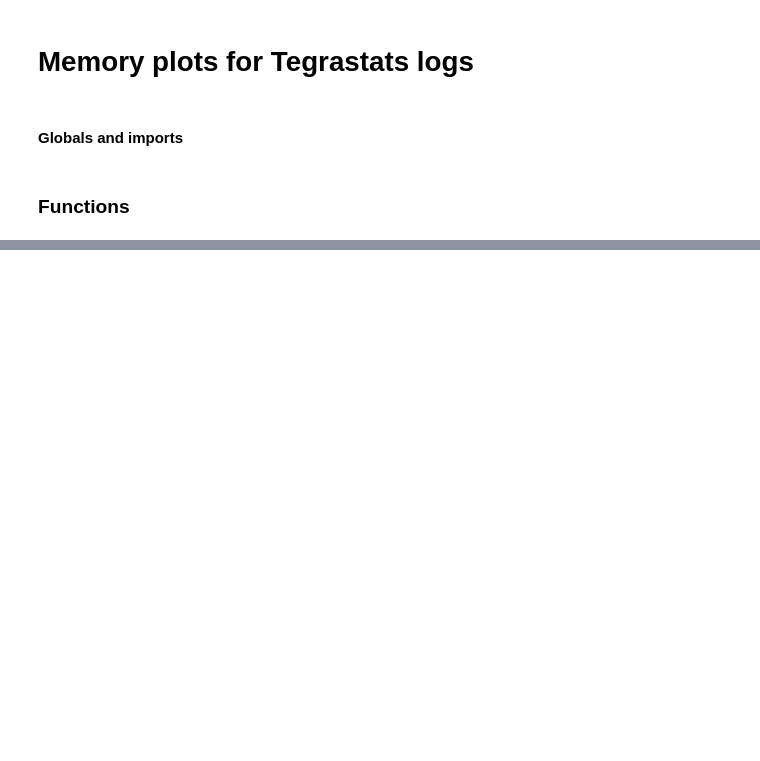
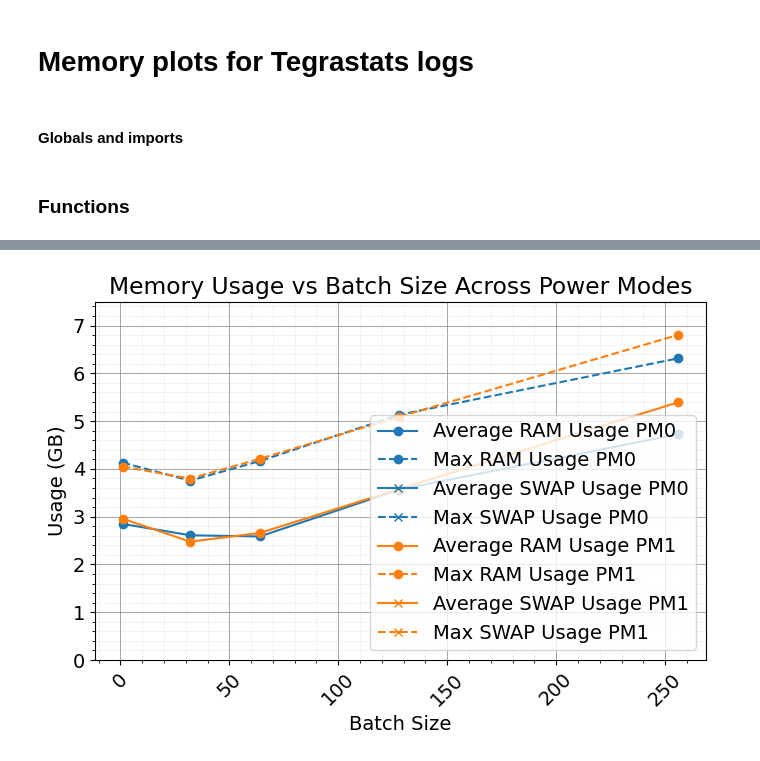
Before and after one commit to Juanx65/ArtTRT, a Jupyter notebook: post_processing/plot_memory_from_tegrastats_logs.ipynb, the cells around one changed output, grey strips where cells are left out. Saved outputs shown, nothing was run; the diff lists cells and outputs as text; code cells hidden in the pictures; blank space fills up the shorter version.

```diff
--- a/post_processing/plot_memory_from_tegrastats_logs.ipynb
+++ b/post_processing/plot_memory_from_tegrastats_logs.ipynb
@@ -142,0 +293,40 @@ Max SWAP TRT int8: 0.27 GB, Avg SWAP TRT int8: 0.27 GB
+# %%
+# Leer datos de cada optimización
+
+OPTIMIZATION = 'vanilla'
+PLATFORM = 'orin_nano'
+POWER_MODE = 'PM0'
+POWER_MODE_1 = 'PM1'
+POWER_MODE_2 = 'PM2'
+NETWORK = 'resnet50'
+
+data_bs_1 =  read_data(f'../outputs/tegrastats_log/tegrastats_log_{PLATFORM}/{OPTIMIZATION}_{NETWORK}_bs_1_{POWER_MODE}.txt')
+data_bs_32 = read_data(f'../outputs/tegrastats_log/tegrastats_log_{PLATFORM}/{OPTIMIZATION}_{NETWORK}_bs_32_{POWER_MODE}.txt')
+data_bs_64 = read_data(f'../outputs/tegrastats_log/tegrastats_log_{PLATFORM}/{OPTIMIZATION}_{NETWORK}_bs_64_{POWER_MODE}.txt')
+data_bs_128 = read_data(f'../outputs/tegrastats_log/tegrastats_log_{PLATFORM}/{OPTIMIZATION}_{NETWORK}_bs_128_{POWER_MODE}.txt')
+data_bs_256 = read_data(f'../outputs/tegrastats_log/tegrastats_log_{PLATFORM}/{OPTIMIZATION}_{NETWORK}_bs_256_{POWER_MODE}.txt')
+
+data_bs_1_PM =  read_data(f'../outputs/tegrastats_log/tegrastats_log_{PLATFORM}/{OPTIMIZATION}_{NETWORK}_bs_1_{POWER_MODE_1}.txt')
+data_bs_32_PM = read_data(f'../outputs/tegrastats_log/tegrastats_log_{PLATFORM}/{OPTIMIZATION}_{NETWORK}_bs_32_{POWER_MODE_1}.txt')
+data_bs_64_PM = read_data(f'../outputs/tegrastats_log/tegrastats_log_{PLATFORM}/{OPTIMIZATION}_{NETWORK}_bs_64_{POWER_MODE_1}.txt')
+data_bs_128_PM = read_data(f'../outputs/tegrastats_log/tegrastats_log_{PLATFORM}/{OPTIMIZATION}_{NETWORK}_bs_128_{POWER_MODE_1}.txt')
+data_bs_256_PM = read_data(f'../outputs/tegrastats_log/tegrastats_log_{PLATFORM}/{OPTIMIZATION}_{NETWORK}_bs_256_{POWER_MODE_1}.txt')
+"""
+data_bs_1_PM2 =  read_data(f'../outputs/tegrastats_log/tegrastats_log_{PLATFORM}/{OPTIMIZATION}_{NETWORK}_bs_1_{POWER_MODE_2}.txt')
+data_bs_32_PM2 = read_data(f'../outputs/tegrastats_log/tegrastats_log_{PLATFORM}/{OPTIMIZATION}_{NETWORK}_bs_32_{POWER_MODE_2}.txt')
+data_bs_64_PM2 = read_data(f'../outputs/tegrastats_log/tegrastats_log_{PLATFORM}/{OPTIMIZATION}_{NETWORK}_bs_64_{POWER_MODE_2}.txt')
+data_bs_128_PM2 = read_data(f'../outputs/tegrastats_log/tegrastats_log_{PLATFORM}/{OPTIMIZATION}_{NETWORK}_bs_128_{POWER_MODE_2}.txt')
+data_bs_256_PM2 = read_data(f'../outputs/tegrastats_log/tegrastats_log_{PLATFORM}/{OPTIMIZATION}_{NETWORK}_bs_256_{POWER_MODE_2}.txt')
+"""
+# Graficar los datos
+plot_memory_batch_size_compare_with_PM(
+    [[ data_bs_1, data_bs_32, data_bs_64,data_bs_128,data_bs_256],
+    [ data_bs_1_PM, data_bs_32_PM, data_bs_64_PM,data_bs_128_PM,data_bs_256_PM]
+    #,[ data_bs_1_PM2, data_bs_32_PM2, data_bs_64_PM2,data_bs_128_PM2,data_bs_256_PM2]
+    ],
+    [ 1,32,64,128,256]
+)
+#[ data_vanilla, data_trt_fp32, data_trt_fp16, data_trt_int8],
+#[ 'Vanilla', 'TRT fp32', 'TRT fp16', 'TRT INT8'],
+# %% [output]
+[figure, added]
```
Also changed, not shown: parts of 5 cells of this notebook.
